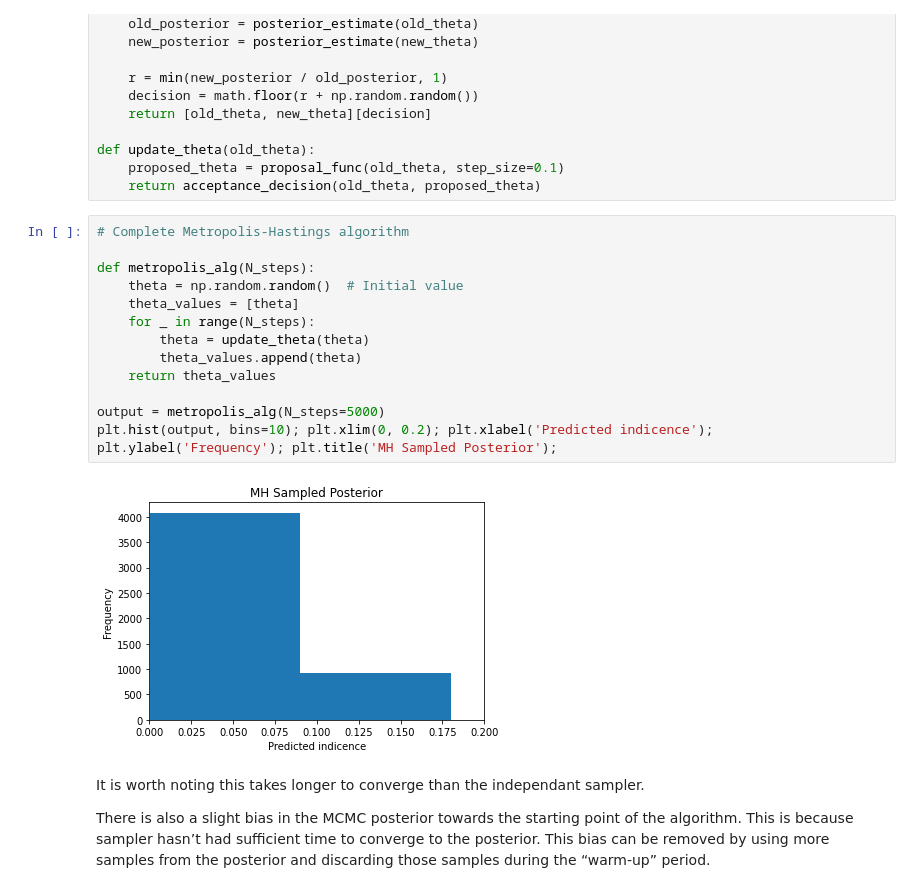
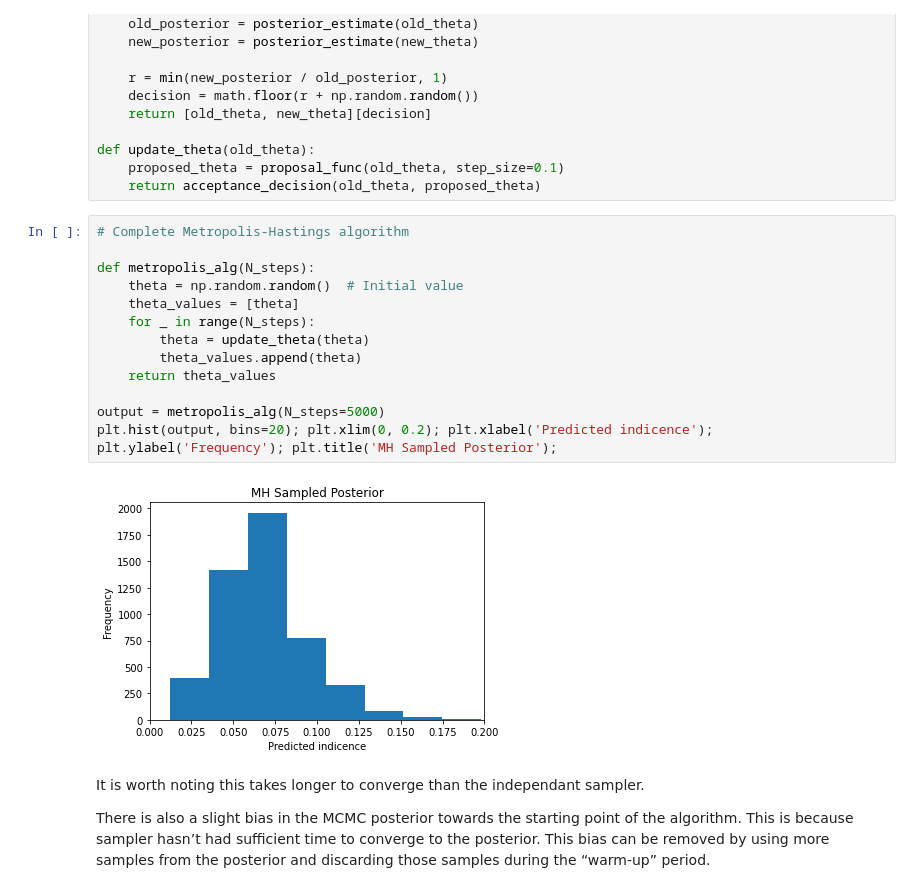
Before and after one commit to KCGallagher/periodic-sampling, a Jupyter notebook: periodic_sampling/sampling_methods/exampler.ipynb, the cells around one changed output. Drawn from its saved outputs; the diff is of its cells as text.

```diff
--- a/periodic_sampling/sampling_methods/exampler.ipynb
+++ b/periodic_sampling/sampling_methods/exampler.ipynb
@@ -319,19 +319,19 @@ def update_theta(old_theta):
 # %%
 # Complete Metropolis-Hastings algorithm
 
 def metropolis_alg(N_steps):
     theta = np.random.random()  # Initial value
     theta_values = [theta]
     for _ in range(N_steps):
         theta = update_theta(theta)
         theta_values.append(theta)
     return theta_values
 
 output = metropolis_alg(N_steps=5000)
-plt.hist(output, bins=10); plt.xlim(0, 0.2); plt.xlabel('Predicted indicence');
+plt.hist(output, bins=20); plt.xlim(0, 0.2); plt.xlabel('Predicted indicence');
 plt.ylabel('Frequency'); plt.title('MH Sampled Posterior');
 # %% [output]
-[figure, old version]
+[figure, new version]
 # %% [markdown]
 It is worth noting this takes longer to converge than the independant sampler.
 
```
Also changed, not shown: parts of 9 cells of this notebook, 1 other file.
